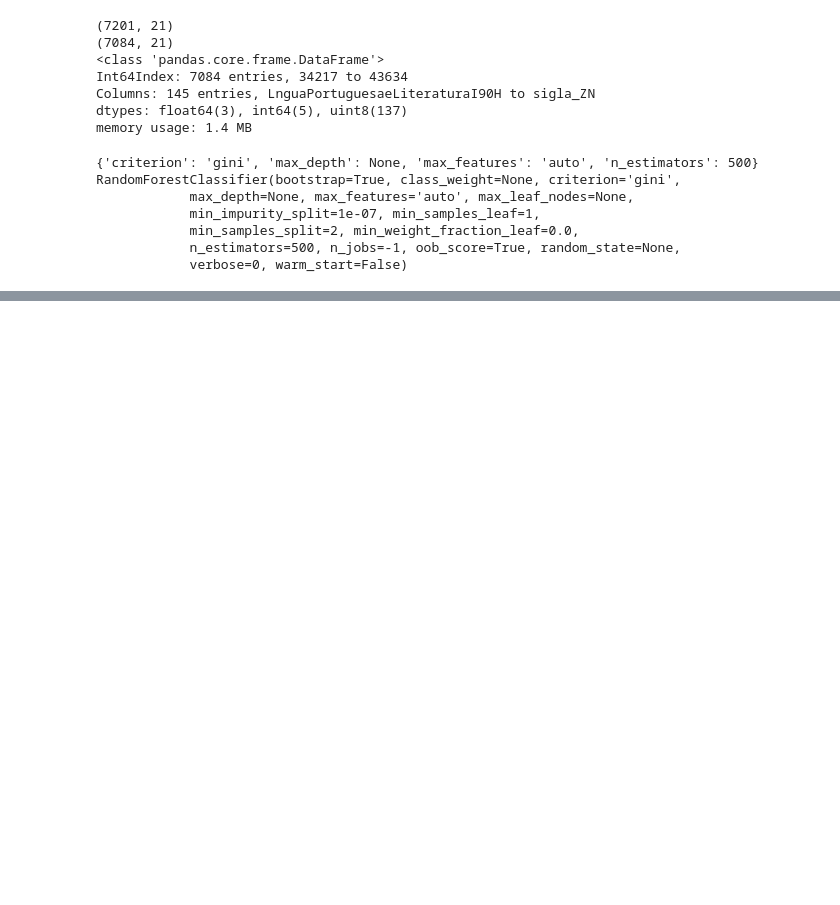
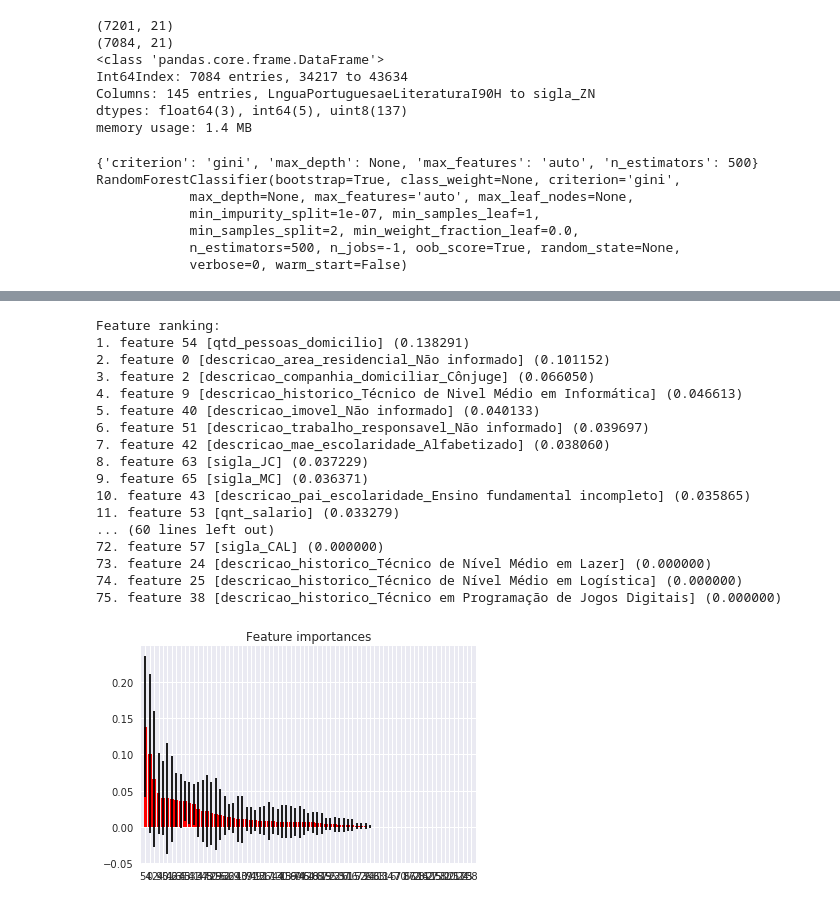
Before and after one commit to tmedeirosb/modelo_ifrn_integrado, a Jupyter notebook: versao_2/modelo_supersionado_filtro_CA.ipynb, the cells around one changed output, grey strips where cells are left out. Cells and saved outputs as stored; diff of their text form; code cells hidden in the pictures; blank space fills up the shorter version.

```diff
--- a/versao_2/modelo_supersionado_filtro_CA.ipynb
+++ b/versao_2/modelo_supersionado_filtro_CA.ipynb
@@ -630,0 +924,39 @@ plt.show()
+# %%
+#exibe os atributos mais importantes
+
+importances = model_forest.feature_importances_
+std = np.std([tree.feature_importances_ for tree in model_forest.estimators_], axis=0)
+indices = np.argsort(importances)[::-1]
+
+# Print the feature ranking
+print("Feature ranking:")
+
+for f in range(Xtest.shape[1]):
+    print("%d. feature %d [%s] (%f)" % (f + 1, indices[f], dados_filtrado.columns[indices[f]],importances[indices[f]]))
+
+# Plot the feature importances of the forest
+plt.figure()
+plt.title("Feature importances")
+plt.bar(range(Xtest.shape[1]), importances[indices], color="r", yerr=std[indices], align="center")
+plt.xticks(range(Xtest.shape[1]), indices)
+plt.xlim([-1, Xtest.shape[1]])
+plt.show()
+# %% [output]
+Feature ranking:
+1. feature 54 [qtd_pessoas_domicilio] (0.138291)
+2. feature 0 [descricao_area_residencial_Não informado] (0.101152)
+3. feature 2 [descricao_companhia_domiciliar_Cônjuge] (0.066050)
+4. feature 9 [descricao_historico_Técnico de Nivel Médio em Informática] (0.046613)
+5. feature 40 [descricao_imovel_Não informado] (0.040133)
+6. feature 51 [descricao_trabalho_responsavel_Não informado] (0.039697)
+7. feature 42 [descricao_mae_escolaridade_Alfabetizado] (0.038060)
+8. feature 63 [sigla_JC] (0.037229)
+9. feature 65 [sigla_MC] (0.036371)
+10. feature 43 [descricao_pai_escolaridade_Ensino fundamental incompleto] (0.035865)
+11. feature 53 [qnt_salario] (0.033279)
+... (60 lines left out)
+72. feature 57 [sigla_CAL] (0.000000)
+73. feature 24 [descricao_historico_Técnico de Nível Médio em Lazer] (0.000000)
+74. feature 25 [descricao_historico_Técnico de Nível Médio em Logística] (0.000000)
+75. feature 38 [descricao_historico_Técnico em Programação de Jogos Digitais] (0.000000)
+[figure, added]
```
Also changed, not shown: parts of 18 cells of this notebook.
